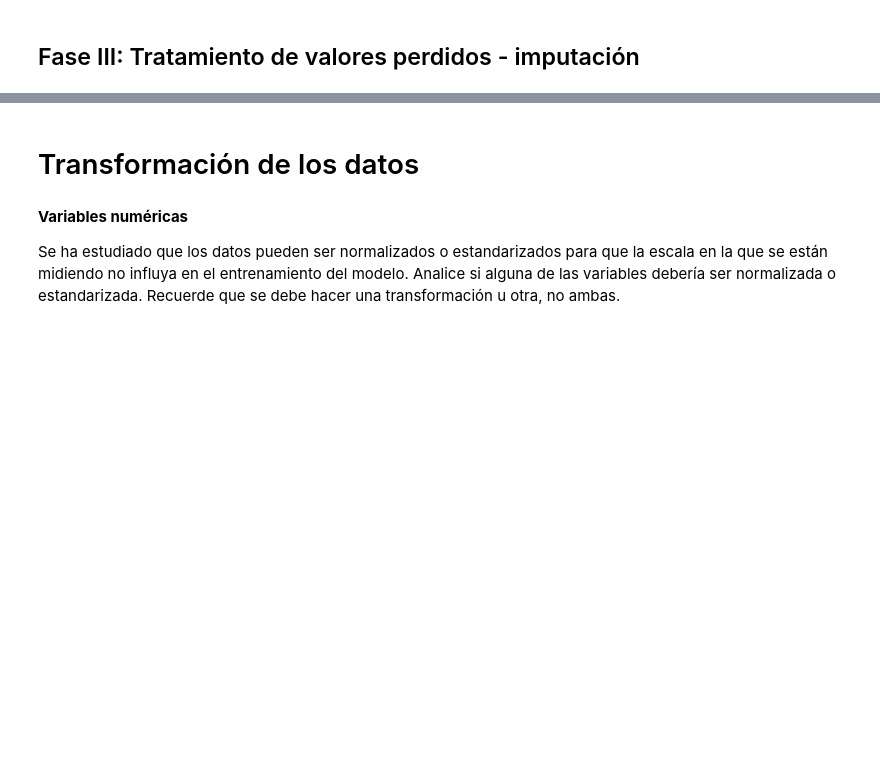
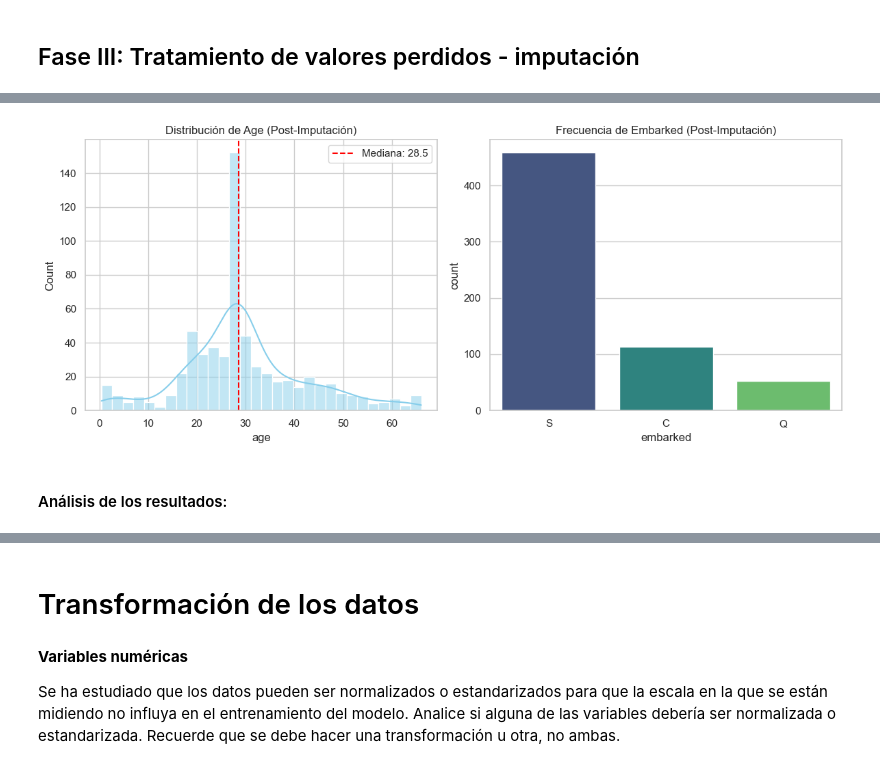
Before and after one commit to duvan1026/Titanic_Big_Data, a Jupyter notebook: ABD_CastroBautistaDuvanDario.ipynb, the cells around one changed output, grey strips where cells are left out. Saved outputs shown, nothing was run; the diff lists cells and outputs as text; code cells hidden in the pictures; blank space fills up the shorter version.

```diff
--- a/ABD_CastroBautistaDuvanDario.ipynb
+++ b/ABD_CastroBautistaDuvanDario.ipynb
@@ -1448,0 +1147,22 @@ dtype: int64
+# %%
+# Configuramos el lienzo
+plt.figure(figsize=(12, 5))
+
+# Visualización de Age
+plt.subplot(1, 2, 1)
+sns.histplot(X_train['age'], kde=True, color='skyblue', bins=30)
+plt.axvline(mediana_age, color='red', linestyle='--', label=f'Mediana: {mediana_age}')
+plt.title('Distribución de Age (Post-Imputación)')
+plt.legend()
+
+# Visualización de Embarked
+plt.subplot(1, 2, 2)
+sns.countplot(x=X_train['embarked'], palette='viridis')
+plt.title('Frecuencia de Embarked (Post-Imputación)')
+
+plt.tight_layout()
+plt.show()
+# %% [output]
+[figure, added]
+# %% [markdown]
+#### Análisis de los resultados:
```
Also changed, not shown: parts of 63 cells of this notebook.
